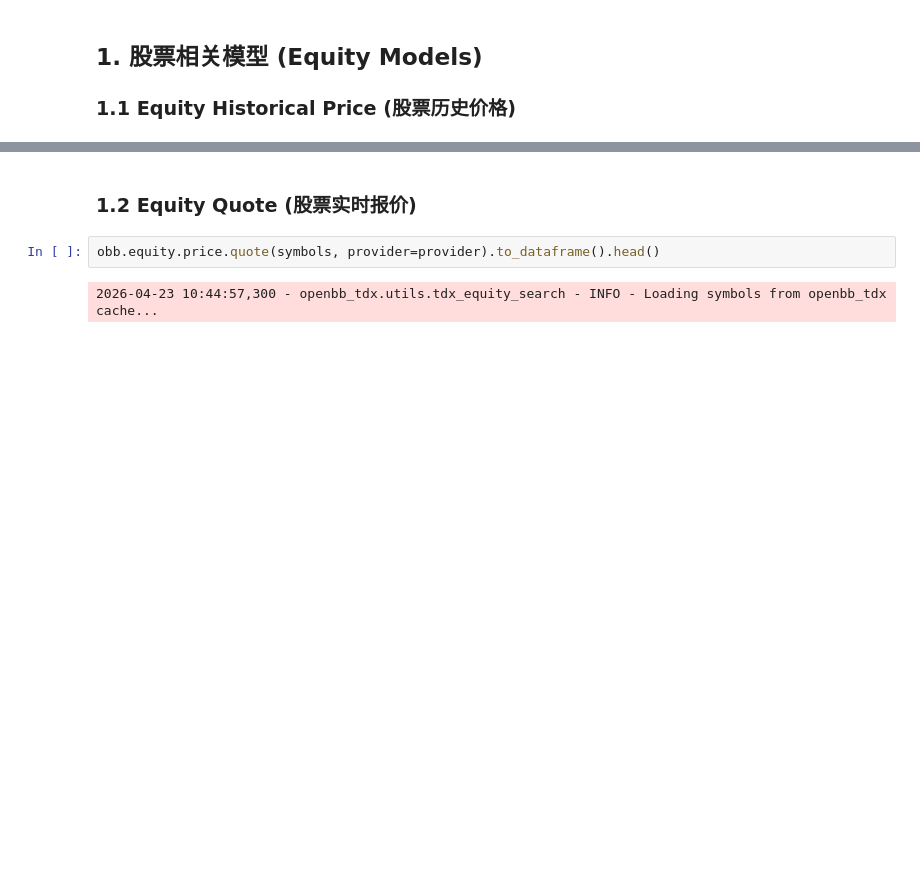
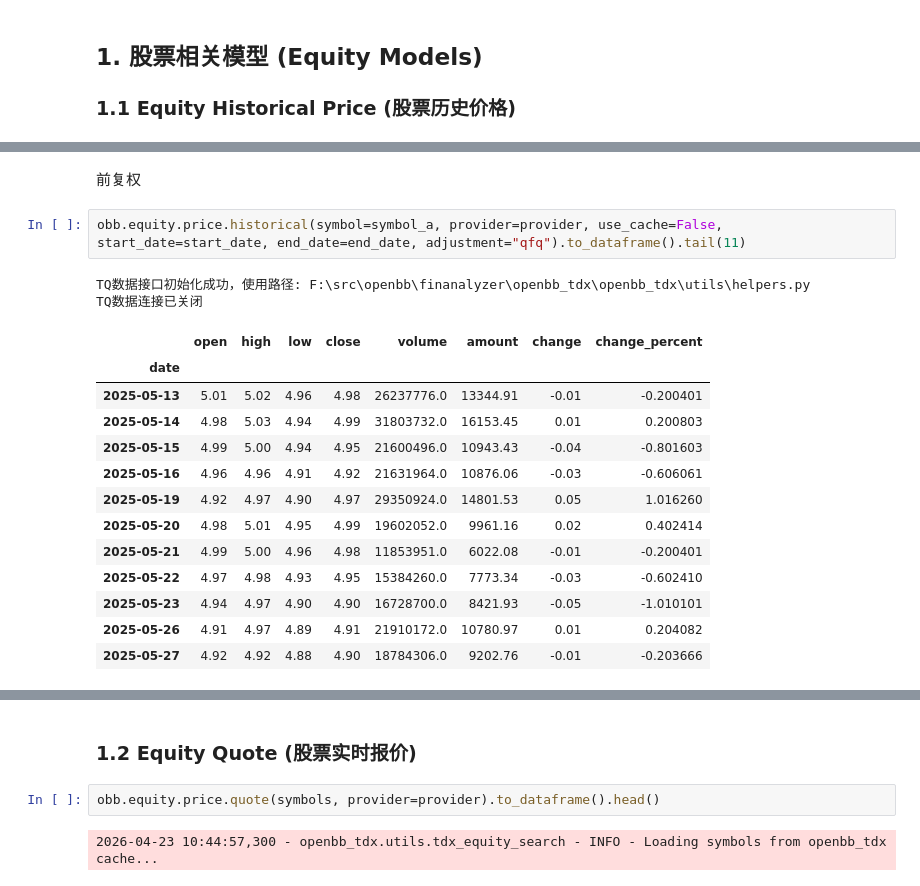
Before and after one commit to finanalyzer/tdx, a Jupyter notebook: docs/openbb_tdx.ipynb, the cells around one changed output, grey strips where cells are left out. Cells and saved outputs as stored; diff of their text form; blank space fills up the shorter version.

```diff
--- a/docs/openbb_tdx.ipynb
+++ b/docs/openbb_tdx.ipynb
@@ -30,0 +45,20 @@ OpenBBError:
+# %% [markdown]
+前复权
+# %%
+obb.equity.price.historical(symbol=symbol_a, provider=provider, use_cache=False, start_date=start_date, end_date=end_date, adjustment="qfq").to_dataframe().tail(11)
+# %% [output]
+TQ数据接口初始化成功，使用路径: F:\src\openbb\finanalyzer\openbb_tdx\openbb_tdx\utils\helpers.py
+TQ数据连接已关闭
+|  | open | high | low | close | volume | amount | change | change_percent |
+| date |  |  |  |  |  |  |  |  |
+| 2025-05-13 | 5.01 | 5.02 | 4.96 | 4.98 | 26237776.0 | 13344.91 | -0.01 | -0.200401 |
+| 2025-05-14 | 4.98 | 5.03 | 4.94 | 4.99 | 31803732.0 | 16153.45 | 0.01 | 0.200803 |
+| 2025-05-15 | 4.99 | 5.00 | 4.94 | 4.95 | 21600496.0 | 10943.43 | -0.04 | -0.801603 |
+| 2025-05-16 | 4.96 | 4.96 | 4.91 | 4.92 | 21631964.0 | 10876.06 | -0.03 | -0.606061 |
+| 2025-05-19 | 4.92 | 4.97 | 4.90 | 4.97 | 29350924.0 | 14801.53 | 0.05 | 1.016260 |
+| 2025-05-20 | 4.98 | 5.01 | 4.95 | 4.99 | 19602052.0 | 9961.16 | 0.02 | 0.402414 |
+| 2025-05-21 | 4.99 | 5.00 | 4.96 | 4.98 | 11853951.0 | 6022.08 | -0.01 | -0.200401 |
+| 2025-05-22 | 4.97 | 4.98 | 4.93 | 4.95 | 15384260.0 | 7773.34 | -0.03 | -0.602410 |
+| 2025-05-23 | 4.94 | 4.97 | 4.90 | 4.90 | 16728700.0 | 8421.93 | -0.05 | -1.010101 |
+| 2025-05-26 | 4.91 | 4.97 | 4.89 | 4.91 | 21910172.0 | 10780.97 | 0.01 | 0.204082 |
+| 2025-05-27 | 4.92 | 4.92 | 4.88 | 4.90 | 18784306.0 | 9202.76 | -0.01 | -0.203666 |
```
Also changed, not shown: parts of 4 cells of this notebook, 7 other files.
